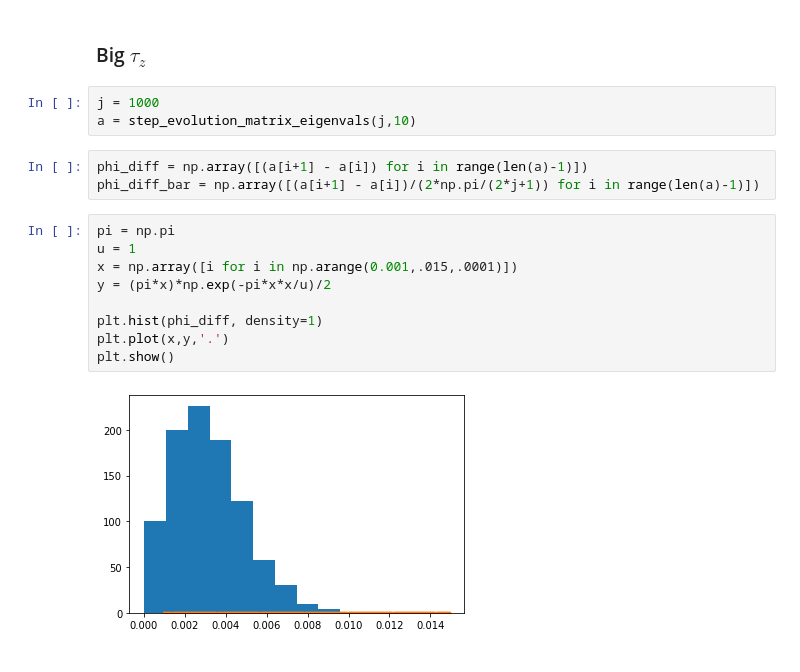
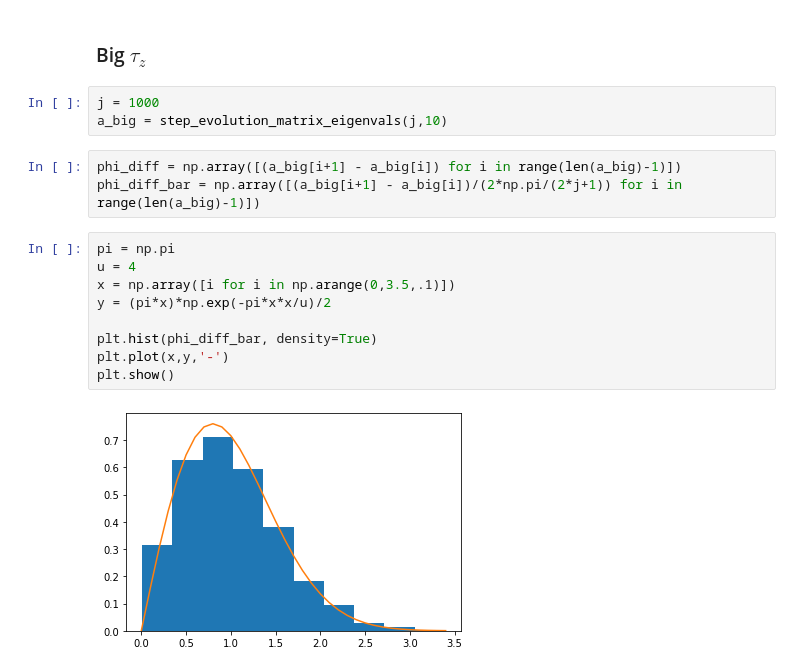
Before and after one commit to python-cbpf/dynamical-systems-lfcmoraes, a Jupyter notebook: quantum_kick_top.ipynb, the cells around one changed output. Drawn from its saved outputs; the diff is of its cells as text.

```diff
--- a/quantum_kick_top.ipynb
+++ b/quantum_kick_top.ipynb
@@ -235,18 +226,18 @@ plt.show()
 ### Big $\tau_z$
 # %%
 j = 1000
-a = step_evolution_matrix_eigenvals(j,10)
+a_big = step_evolution_matrix_eigenvals(j,10)
 # %%
-phi_diff = np.array([(a[i+1] - a[i]) for i in range(len(a)-1)])
-phi_diff_bar = np.array([(a[i+1] - a[i])/(2*np.pi/(2*j+1)) for i in range(len(a)-1)])
+phi_diff = np.array([(a_big[i+1] - a_big[i]) for i in range(len(a_big)-1)])
+phi_diff_bar = np.array([(a_big[i+1] - a_big[i])/(2*np.pi/(2*j+1)) for i in range(len(a_big)-1)])
 # %%
 pi = np.pi
-u = 1
-x = np.array([i for i in np.arange(0.001,.015,.0001)])
+u = 4
+x = np.array([i for i in np.arange(0,3.5,.1)])
 y = (pi*x)*np.exp(-pi*x*x/u)/2
 
-plt.hist(phi_diff, density=1)
-plt.plot(x,y,'.')
+plt.hist(phi_diff_bar, density=True)
+plt.plot(x,y,'-')
 plt.show()
 # %% [output]
-[figure, old version]
+[figure, new version]
```
Also changed, not shown: parts of 6 cells of this notebook.
